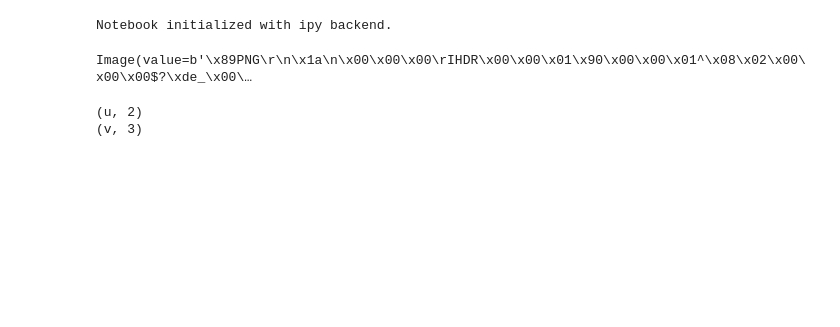
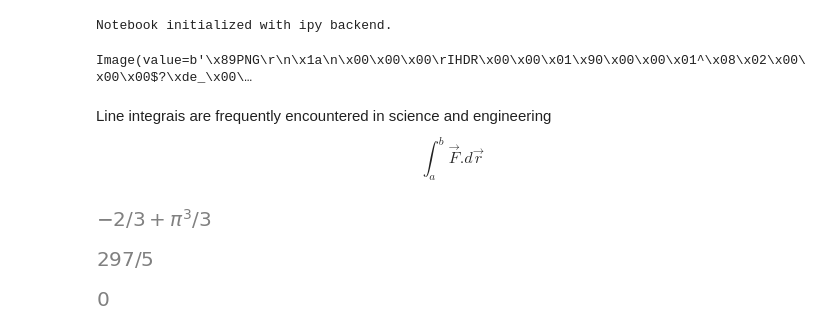
Before and after one commit to vnikoofard/vector-calculus-with-computer, a Jupyter notebook: Sympy/AV-checking.ipynb, the cells around one changed output. Cells and saved outputs as stored; diff of their text form; code cells hidden in the pictures; blank space fills up the shorter version.

Commit message:
Surface_Integral
Adding new functionality

```diff
--- a/Sympy/AV-checking.ipynb
+++ b/Sympy/AV-checking.ipynb
@@ -342,7 +242,3 @@ def Vector_Plot_3D_mayavi(f, a, b, c, mask_points=1, scale_factor=3, mesh_size=1
     return mlab.pipeline.vectors(src, mask_points=mask_points, scale_factor=scale_factor)
     #mlab.pipeline.vector_cut_plane(src, mask_points=2, scale_factor=3)
     #mlab.savefig('test.jpg')
-# %%
-from sympy import *
-x,y,z = symbols("x y z")
-Vector_Plot_3D_mayavi((x,y,z), (x,-10,10),(y,-10,10),(z,-10,20))
@@ -402,5 +261,37 @@ def vahid(*args):
-# %%
-vahid((u,2),(v,3))
-# %% [output]
-(u, 2)
-(v, 3)
+# %%
+def Dot(x,y):
+    assert len(x)==len(y), "Two vectors must have the same dimension"
+    result = 0
+    for i in range(len(x)):
+        result += x[i]*y[i]
+    return result
+# %%
+def Diff(f,*args):
+    return tuple([diff(x,*args) for x in f])
+# %% [markdown]
+Line integrais are frequently encountered in science and engineering $$\int_a^b \vec{F}. d\vec{r}$$
+# %%
+def Line_Integral(field,curve,a):
+    '''
+    field:(Tuple) Vector field
+    curve:(Tuple) parametrized curve
+    a:(Tuple) (parameter of the curve, initial point, final point)
+    Note: if the field is tridimensional, the curve also must have the same dimension.
+
+    '''
+    assert len(field)==len(curve), "Error: Dimensionaluity of the field and the curve must be equal."
+
+    from sympy.abc import x , y, z
+    coordinate = [x,y,z]
+    parametrized_field=[]
+    for index, component in enumerate(field):
+        parametrized_field.append(Substitute(component,(coordinate[index], curve[index])))
+
+    integrand = Dot(parametrized_field, Diff(curve,a[0]))
+
+
+    return integrate(integrand,a)
+# %%
+Line_Integral((x**2,y**2,z**2),(cos(t),sin(t),t), (t,0,pi))
+# %% [output]
+[figure, added]
@@ -406,0 +324,8 @@ vahid((u,2),(v,3))
+# %%
+Surface_Integral((x**2,y**2,z**2),(x , y, x**2+y**2), (x,0,2), (y,0,3))
+# %% [output]
+[figure, added]
+# %%
+Surface_Integral((x**2,y**2,z**2),(sin(phi)*cos(theta) , sin(phi)*sin(theta), cos(phi)), (theta,0,2*pi), (phi,0,pi))
+# %% [output]
+[figure, added]
```
Also changed, not shown: parts of 53 cells of this notebook.
